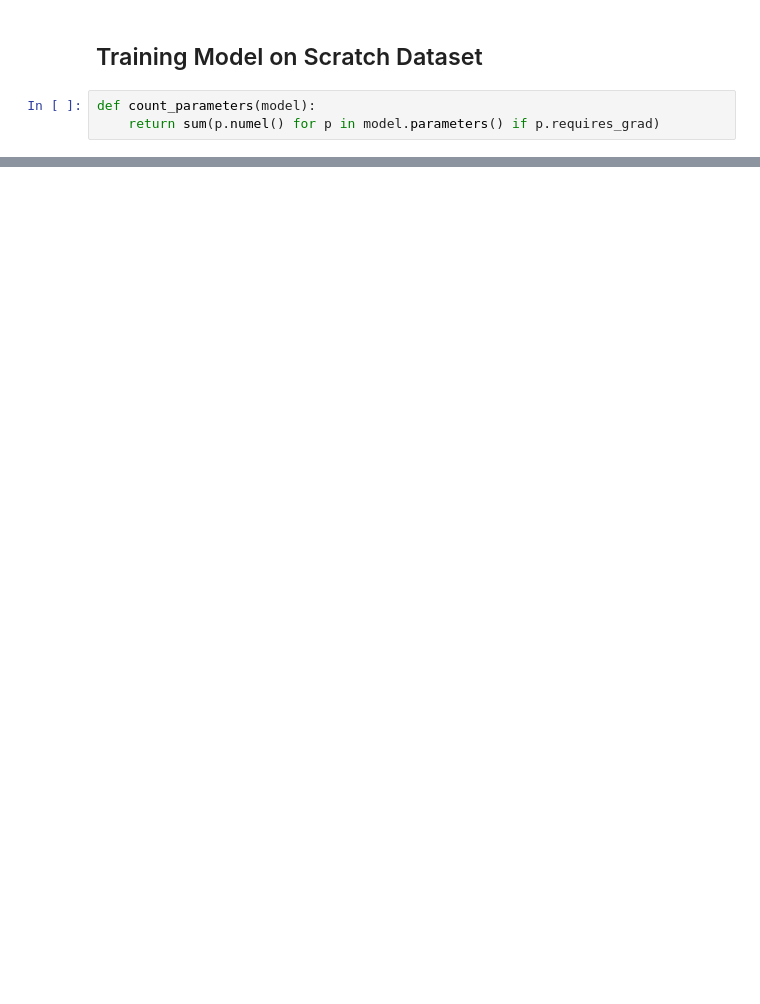
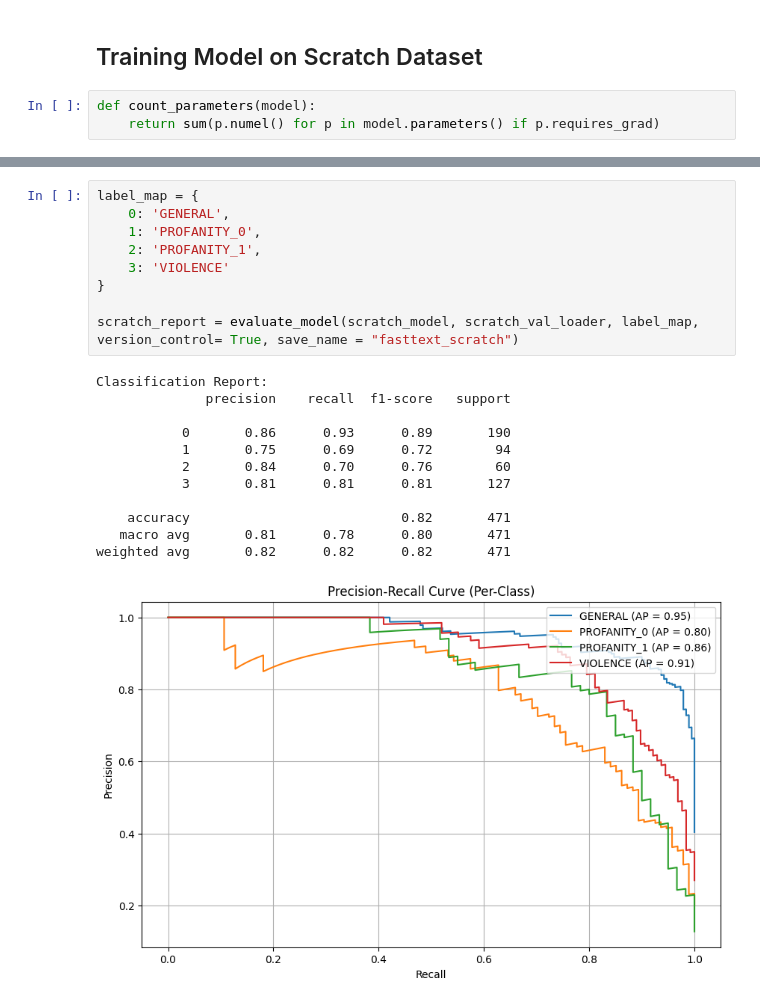
Before and after one commit to angeltamang123/Nepali-Hate-Sentiment-Detection, a Jupyter notebook: nephased/word_embeddings_prototype/Prototyping/nephased-fasttext-baseline.ipynb, the cells around one changed output, grey strips where cells are left out. Saved outputs shown, nothing was run; the diff lists cells and outputs as text; blank space fills up the shorter version.

```diff
--- a/nephased/word_embeddings_prototype/Prototyping/nephased-fasttext-baseline.ipynb
+++ b/nephased/word_embeddings_prototype/Prototyping/nephased-fasttext-baseline.ipynb
@@ -289,0 +568,22 @@ Epoch 20/20, Train Loss: 0.3971, Val Loss: 0.7728
+# %%
+label_map = {
+    0: 'GENERAL',
+    1: 'PROFANITY_0',
+    2: 'PROFANITY_1',
+    3: 'VIOLENCE'
+}
+
+scratch_report = evaluate_model(scratch_model, scratch_val_loader, label_map,  version_control= True, save_name = "fasttext_scratch")
+# %% [output]
+Classification Report:
+              precision    recall  f1-score   support
+
+           0       0.86      0.93      0.89       190
+           1       0.75      0.69      0.72        94
+           2       0.84      0.70      0.76        60
+           3       0.81      0.81      0.81       127
+
+    accuracy                           0.82       471
+   macro avg       0.81      0.78      0.80       471
+weighted avg       0.82      0.82      0.82       471
+[figure, added]
```
Also changed, not shown: parts of 40 cells of this notebook, 1 other file.
